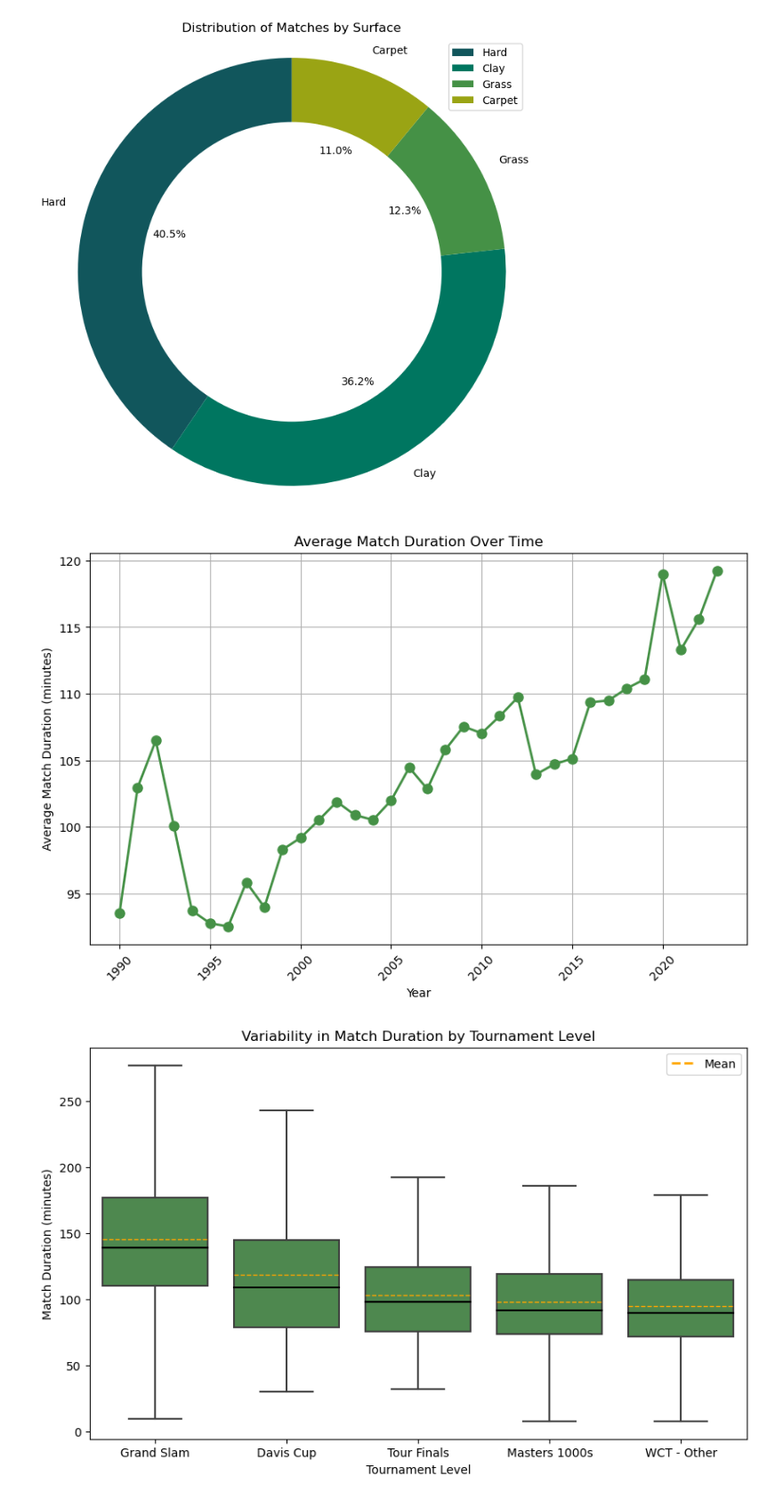
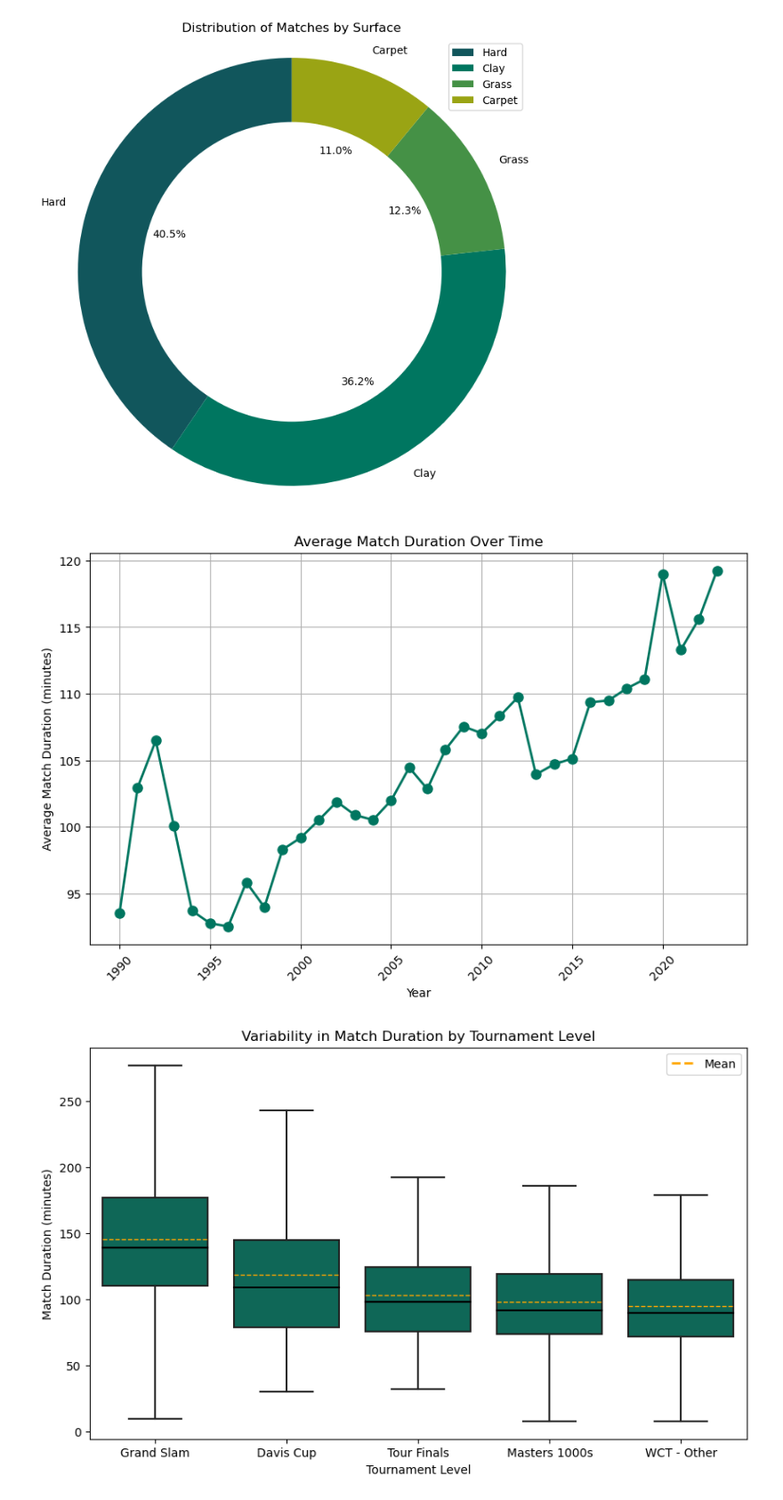
Before and after one commit to yasemitee/SciVIs, a Jupyter notebook: tournament.ipynb, the cells around one changed output. Shown at 89% size. Saved outputs shown, nothing was run; the diff lists cells and outputs as text; code cells hidden in the pictures.

Commit message:
Aggiornati i colori

```diff
--- a/tournament.ipynb
+++ b/tournament.ipynb
@@ -51,7 +51,7 @@ atp_matches_filtered = atp_matches[atp_matches['year'] >= 1990]
 average_duration = atp_matches_filtered.groupby('year')['minutes'].mean()
 
 plt.figure(figsize=(10, 6))
-plt.plot(average_duration.index, average_duration, marker='o', linestyle='-', color=colors[2], linewidth=2, markersize=8)
+plt.plot(average_duration.index, average_duration, marker='o', linestyle='-', color=colors[1], linewidth=2, markersize=8)
 plt.xlabel('Year')
 plt.ylabel('Average Match Duration (minutes)')
 plt.title('Average Match Duration Over Time')
@@ -59,19 +59,19 @@ plt.grid(True)
 plt.xticks(rotation=45)
 plt.show()
 # %% [output]
-[figure, old version]
+[figure, new version]
 # %%
 #Variabilità della durata dei match per livello di torneo
 import seaborn as sns
 plt.figure(figsize=(10, 6))
-ax = sns.boxplot(data=atp_matches[(atp_matches['tourney_level'] != 'C') & (atp_matches['tourney_level'] != 'S')], x='tourney_level', y='minutes', order=['G', 'D', 'F', 'M', 'A'], showfliers=False, color=colors[2], showmeans=True, meanline=True, medianprops={'color':"black"}, meanprops={'color': colors[4]})
+ax = sns.boxplot(data=atp_matches[(atp_matches['tourney_level'] != 'C') & (atp_matches['tourney_level'] != 'S')], x='tourney_level', y='minutes', order=['G', 'D', 'F', 'M', 'A'], showfliers=False, color=colors[1], showmeans=True, meanline=True, medianprops={'color':"black"}, meanprops={'color': colors[4]})
 ax.set_xticklabels(['Grand Slam', 'Davis Cup', 'Tour Finals', 'Masters 1000s', 'WCT - Other'])
 plt.title('Variability in Match Duration by Tournament Level')
 plt.xlabel('Tournament Level')
 plt.ylabel('Match Duration (minutes)')
 
 plt.plot([], [], color=colors[4], label='Mean', linewidth=2, linestyle='dashed')
 plt.legend()
 plt.show()
 # %% [output]
-[figure, old version]
+[figure, new version]
```
